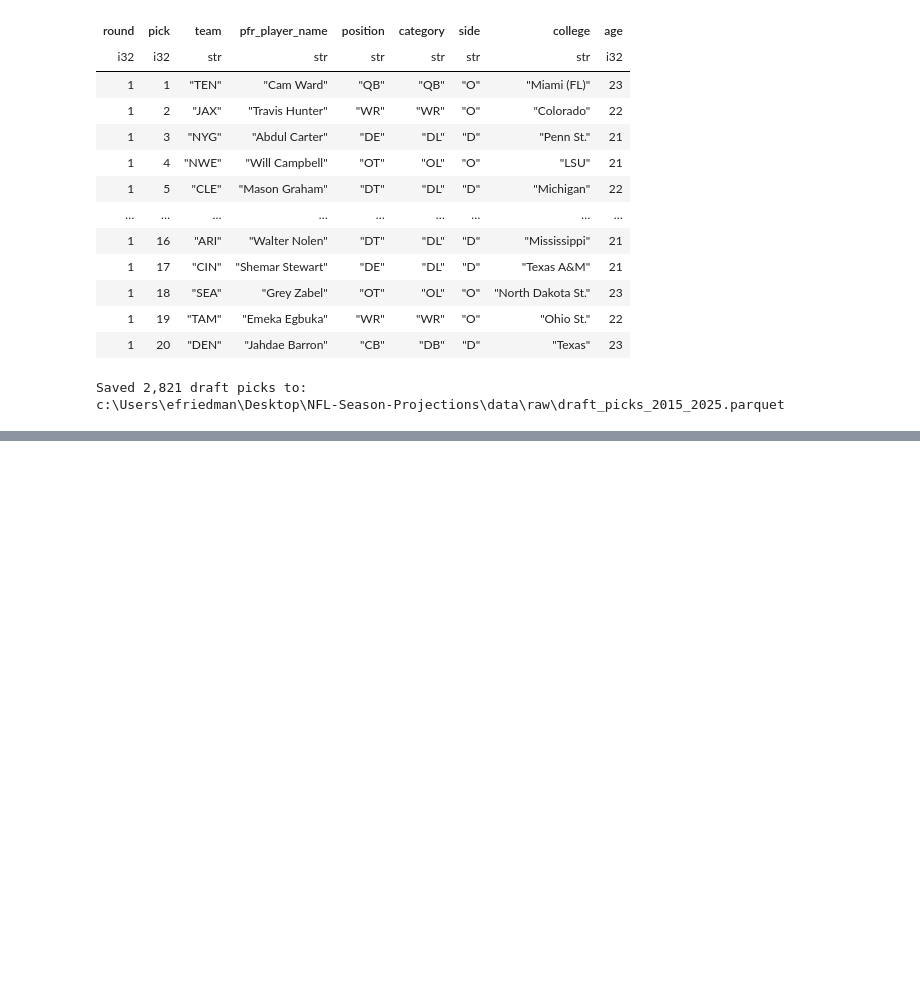
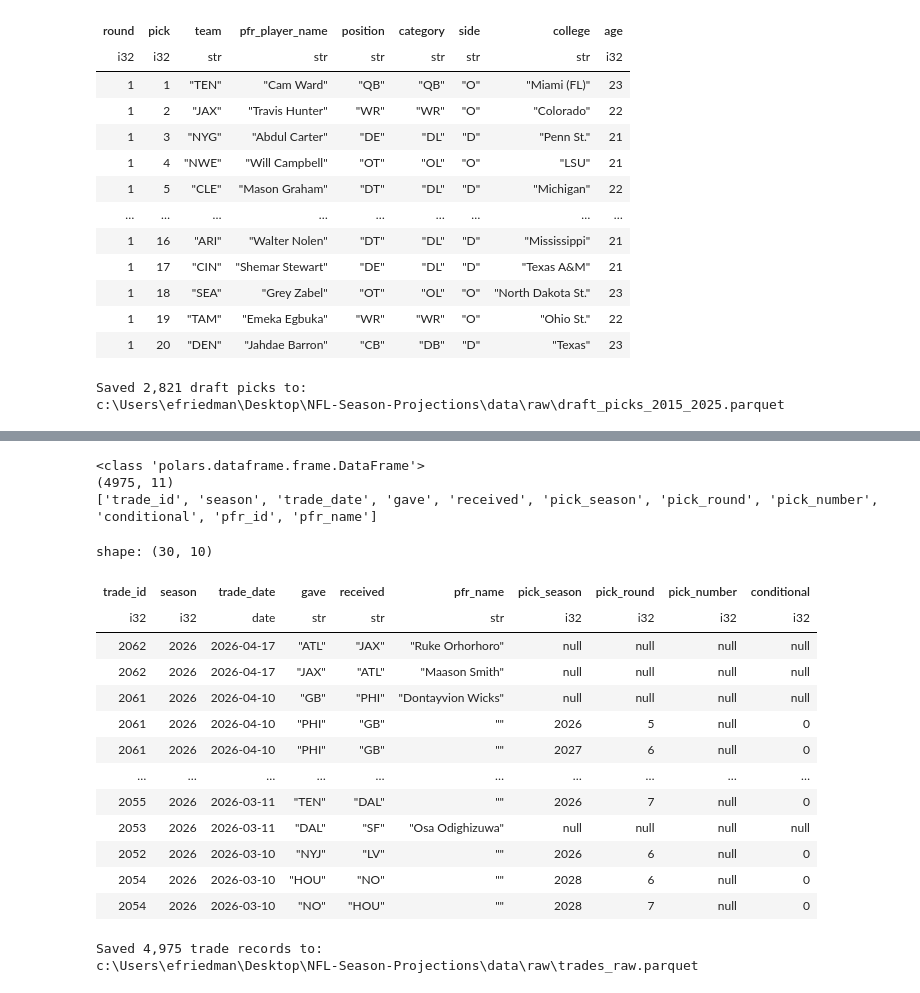
Before and after one commit to ethanfr10/NFL-Season-Projections, a Jupyter notebook: notebooks/01_Data_Collection.ipynb, the cells around one changed output, grey strips where cells are left out. Drawn from its saved outputs; the diff is of its cells as text; code cells hidden in the pictures; blank space fills up the shorter version.

```diff
--- a/notebooks/01_Data_Collection.ipynb
+++ b/notebooks/01_Data_Collection.ipynb
@@ -627,0 +707,53 @@ Injuries will be treated as context rather than assumed to be perfectly predicta
+# %%
+trades = nfl.load_trades()
+
+print(type(trades))
+print(trades.shape)
+print(trades.columns[:35])
+# %% [output]
+<class 'polars.dataframe.frame.DataFrame'>
+(4975, 11)
+['trade_id', 'season', 'trade_date', 'gave', 'received', 'pick_season', 'pick_round', 'pick_number', 'conditional', 'pfr_id', 'pfr_name']
+# %%
+trades.filter(
+    pl.col("season") >= 2025
+).select([
+    "trade_id",
+    "season",
+    "trade_date",
+    "gave",
+    "received",
+    "pfr_name",
+    "pick_season",
+    "pick_round",
+    "pick_number",
+    "conditional"
+]).sort(
+    ["season", "trade_date"],
+    descending=[True, True]
+).head(30)
+# %% [output]
+shape: (30, 10)
+| trade_id | season | trade_date | gave | received | pfr_name | pick_season | pick_round | pick_number | conditional |
+| i32 | i32 | date | str | str | str | i32 | i32 | i32 | i32 |
+| 2062 | 2026 | 2026-04-17 | "ATL" | "JAX" | "Ruke Orhorhoro" | null | null | null | null |
+| 2062 | 2026 | 2026-04-17 | "JAX" | "ATL" | "Maason Smith" | null | null | null | null |
+| 2061 | 2026 | 2026-04-10 | "GB" | "PHI" | "Dontayvion Wicks" | null | null | null | null |
+| 2061 | 2026 | 2026-04-10 | "PHI" | "GB" | "" | 2026 | 5 | null | 0 |
+| 2061 | 2026 | 2026-04-10 | "PHI" | "GB" | "" | 2027 | 6 | null | 0 |
+| … | … | … | … | … | … | … | … | … | … |
+| 2055 | 2026 | 2026-03-11 | "TEN" | "DAL" | "" | 2026 | 7 | null | 0 |
+| 2053 | 2026 | 2026-03-11 | "DAL" | "SF" | "Osa Odighizuwa" | null | null | null | null |
+| 2052 | 2026 | 2026-03-10 | "NYJ" | "LV" | "" | 2026 | 6 | null | 0 |
+| 2054 | 2026 | 2026-03-10 | "HOU" | "NO" | "" | 2028 | 6 | null | 0 |
+| 2054 | 2026 | 2026-03-10 | "NO" | "HOU" | "" | 2028 | 7 | null | 0 |
+# %%
+trades_output_path = RAW_DIR / "trades_raw.parquet"
+
+trades.write_parquet(trades_output_path)
+
+print(f"Saved {trades.height:,} trade records to:")
+print(trades_output_path)
+# %% [output]
+Saved 4,975 trade records to:
+c:\Users\efriedman\Desktop\NFL-Season-Projections\data\raw\trades_raw.parquet
```
Also changed, not shown: parts of 29 cells of this notebook, 6 other files.
